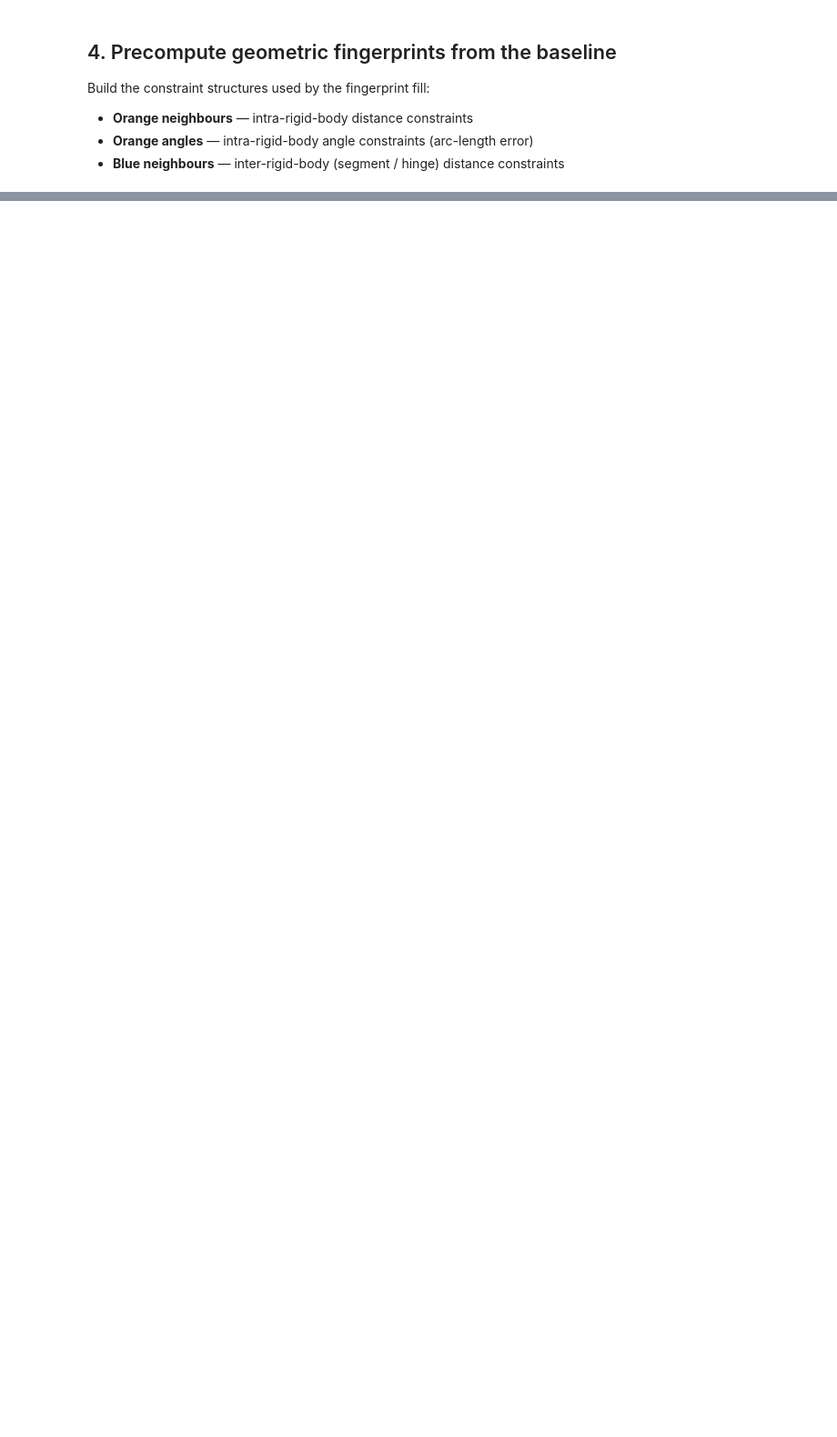
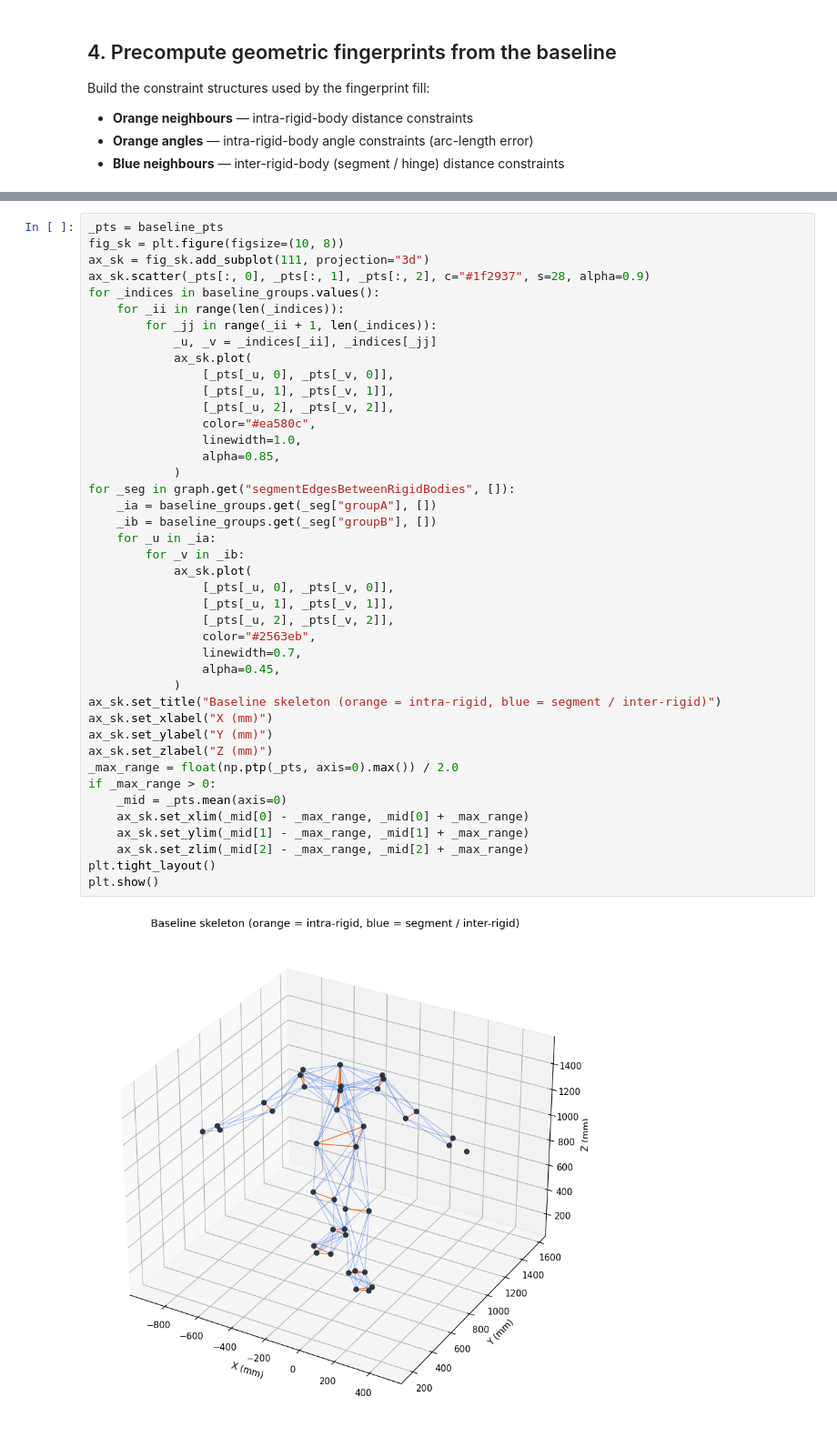
Before and after one commit to jordanleewei/motion-capture-auto-label-app, a Jupyter notebook: python/mocap_tracker.ipynb, the cells around one changed output, grey strips where cells are left out. Shown at 91% size. Saved outputs shown, nothing was run; the diff lists cells and outputs as text; blank space fills up the shorter version.

```diff
--- a/python/mocap_tracker.ipynb
+++ b/python/mocap_tracker.ipynb
@@ -225,0 +256,44 @@ baseline). Each frame goes through:
+# %%
+_pts = baseline_pts
+fig_sk = plt.figure(figsize=(10, 8))
+ax_sk = fig_sk.add_subplot(111, projection="3d")
+ax_sk.scatter(_pts[:, 0], _pts[:, 1], _pts[:, 2], c="#1f2937", s=28, alpha=0.9)
+for _indices in baseline_groups.values():
+    for _ii in range(len(_indices)):
+        for _jj in range(_ii + 1, len(_indices)):
+            _u, _v = _indices[_ii], _indices[_jj]
+            ax_sk.plot(
+                [_pts[_u, 0], _pts[_v, 0]],
+                [_pts[_u, 1], _pts[_v, 1]],
+                [_pts[_u, 2], _pts[_v, 2]],
+                color="#ea580c",
+                linewidth=1.0,
+                alpha=0.85,
+            )
+for _seg in graph.get("segmentEdgesBetweenRigidBodies", []):
+    _ia = baseline_groups.get(_seg["groupA"], [])
+    _ib = baseline_groups.get(_seg["groupB"], [])
+    for _u in _ia:
+        for _v in _ib:
+            ax_sk.plot(
+                [_pts[_u, 0], _pts[_v, 0]],
+                [_pts[_u, 1], _pts[_v, 1]],
+                [_pts[_u, 2], _pts[_v, 2]],
+                color="#2563eb",
+                linewidth=0.7,
+                alpha=0.45,
+            )
+ax_sk.set_title("Baseline skeleton (orange = intra-rigid, blue = segment / inter-rigid)")
+ax_sk.set_xlabel("X (mm)")
+ax_sk.set_ylabel("Y (mm)")
+ax_sk.set_zlabel("Z (mm)")
+_max_range = float(np.ptp(_pts, axis=0).max()) / 2.0
+if _max_range > 0:
+    _mid = _pts.mean(axis=0)
+    ax_sk.set_xlim(_mid[0] - _max_range, _mid[0] + _max_range)
+    ax_sk.set_ylim(_mid[1] - _max_range, _mid[1] + _max_range)
+    ax_sk.set_zlim(_mid[2] - _max_range, _mid[2] + _max_range)
+plt.tight_layout()
+plt.show()
+# %% [output]
+[figure, added]
```
Also changed, not shown: parts of 30 cells of this notebook, 3 other files.
